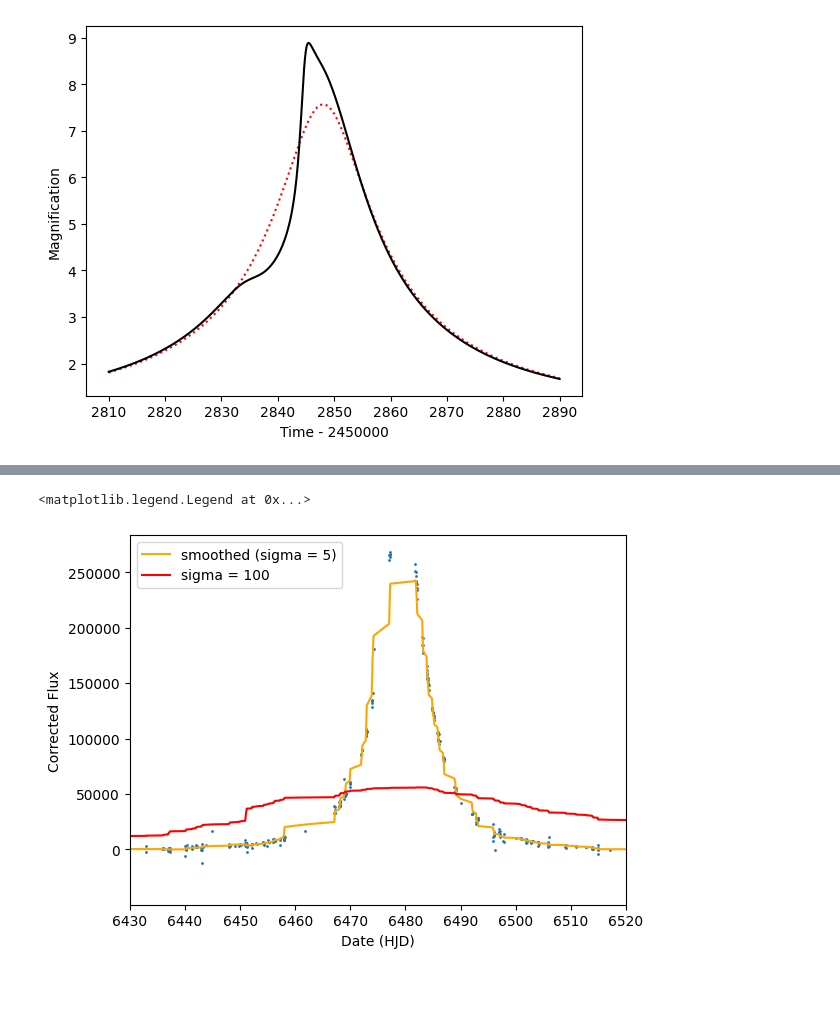
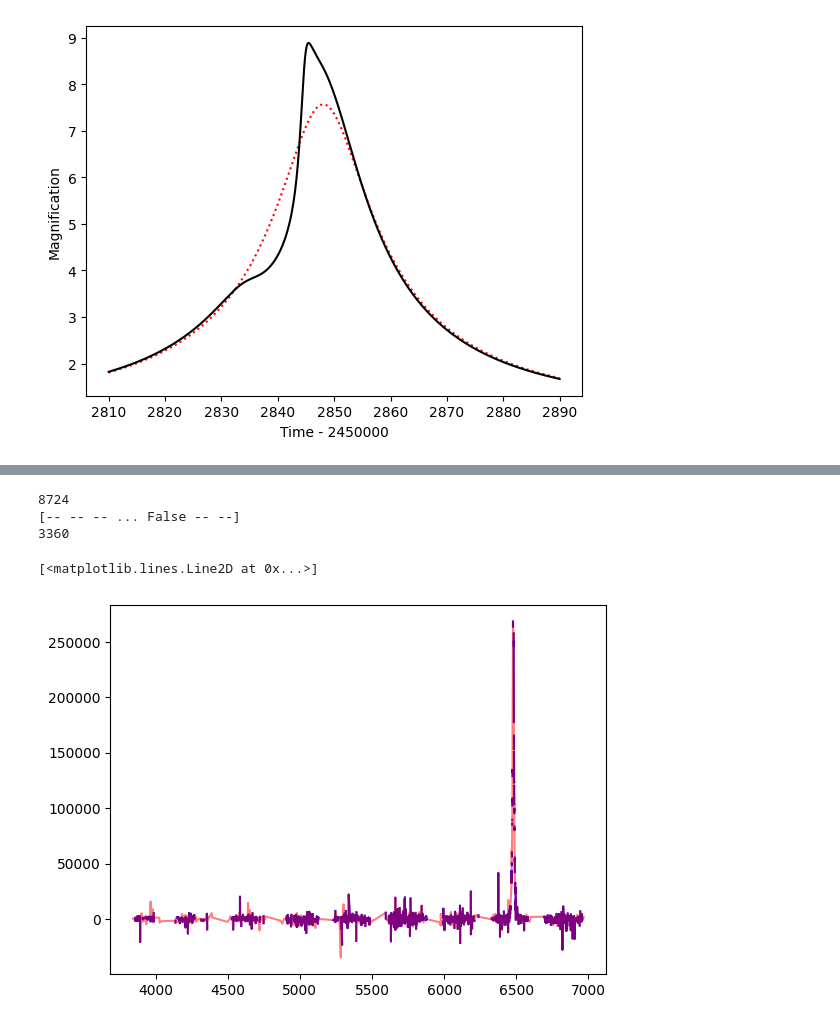
Before and after one commit to star-skelly/microlensing, a Jupyter notebook: mulens_ex.ipynb, the cells around one changed output, grey strips where cells are left out. Drawn from its saved outputs; the diff is of its cells as text; code cells hidden in the pictures; blank space fills up the shorter version.

```diff
--- a/mulens_ex.ipynb
+++ b/mulens_ex.ipynb
@@ -73,15 +41,24 @@ plt.legend()
-# %%
-plt.scatter(masked_HJD, masked_array, s=1)
-smooth = gaussian_filter(masked_array, sigma=5)
-plt.plot(masked_HJD, smooth, color="orange", label="smoothed (sigma = 5)")
-plt.plot(masked_HJD, supa_smooth, color="red", label="sigma = 100")
-plt.xlim(6430, 6520)
-plt.ylabel("Corrected Flux")
-plt.xlabel("Date (HJD)")
-plt.legend()
-#plt.yscale('log')
-# %% [output]
-<matplotlib.legend.Legend at 0x...>
-[figure, removed]
+# %%
+import numpy as np
+sample = curves[0].copy()
+print(len(sample["cor_flux"]))
+plt.plot(sample['HJD'], sample["cor_flux"], color="blue")
+
+mask = np.isnan(sample["cor_flux"]) | (sample["cor_flux"] == 0)
+
+print(mask)
+
+sample.remove_rows(np.where([c.data for c in sample.mask.itercols()])[-1])
+print(len(sample["cor_flux"]))
+
+#sample.remove_rows(np.isnan(sample["cor_flux"]) | (sample["cor_flux"] == i))
+
+plt.plot(sample['HJD'], sample["cor_flux"], color="red", alpha=0.5)
+# %% [output]
+8724
+[-- -- -- ... False -- --]
+3360
+[<matplotlib.lines.Line2D at 0x...>]
+[figure, added]
 # %%
 import matplotlib.pyplot as plt
```
Also changed, not shown: parts of 4 cells of this notebook, 1 other file.
